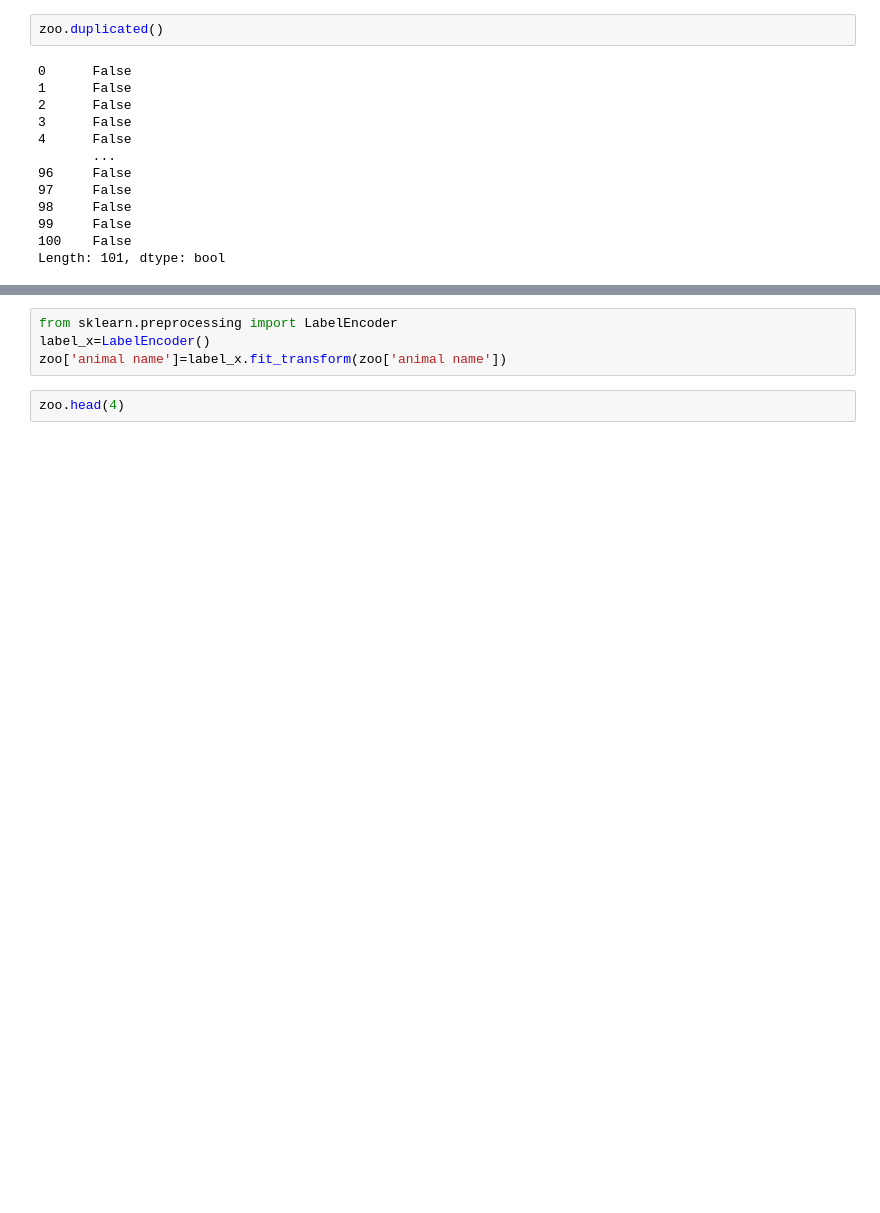
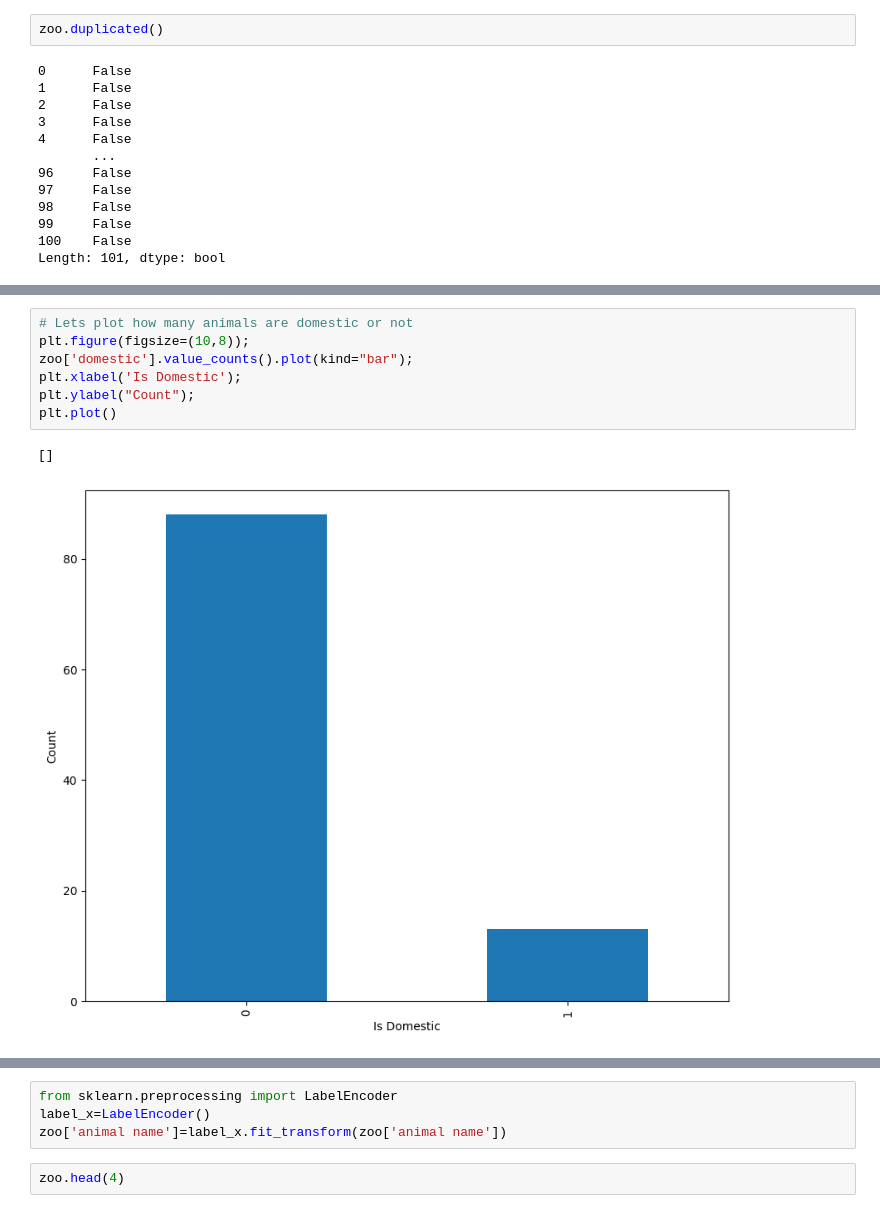
Before and after one commit to bhanupriya9916/bhanu121998, a Jupyter notebook: KNN.ipynb, the cells around one changed output, grey strips where cells are left out. Saved outputs shown, nothing was run; the diff lists cells and outputs as text; blank space fills up the shorter version.

```diff
--- a/KNN.ipynb
+++ b/KNN.ipynb
@@ -242,0 +299,10 @@ zoo.describe()
+# %%
+# Lets plot how many animals are domestic or not
+plt.figure(figsize=(10,8));
+zoo['domestic'].value_counts().plot(kind="bar");
+plt.xlabel('Is Domestic');
+plt.ylabel("Count");
+plt.plot()
+# %% [output]
+[]
+[figure, added]
```
Also changed, not shown: parts of 20 cells of this notebook.
